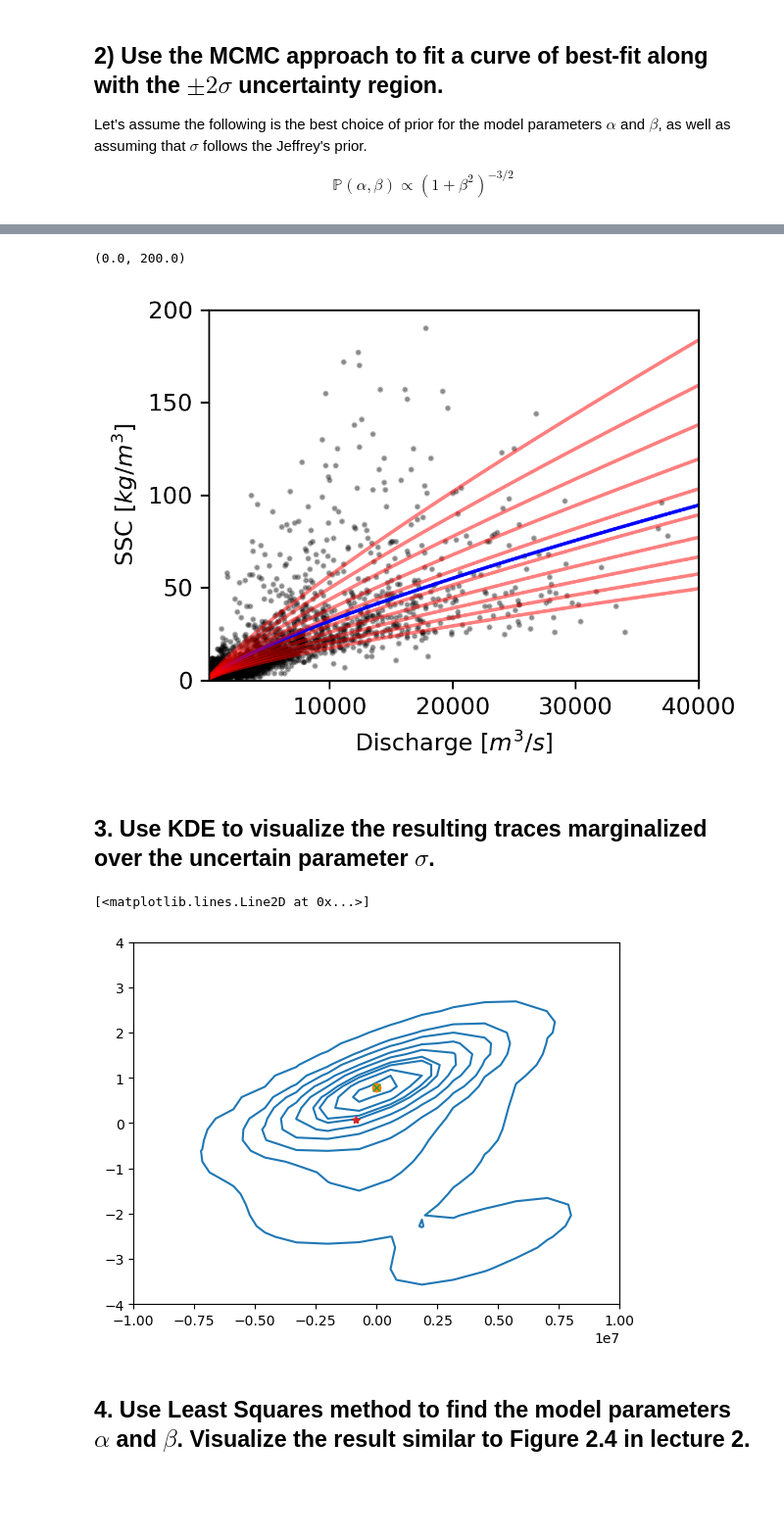
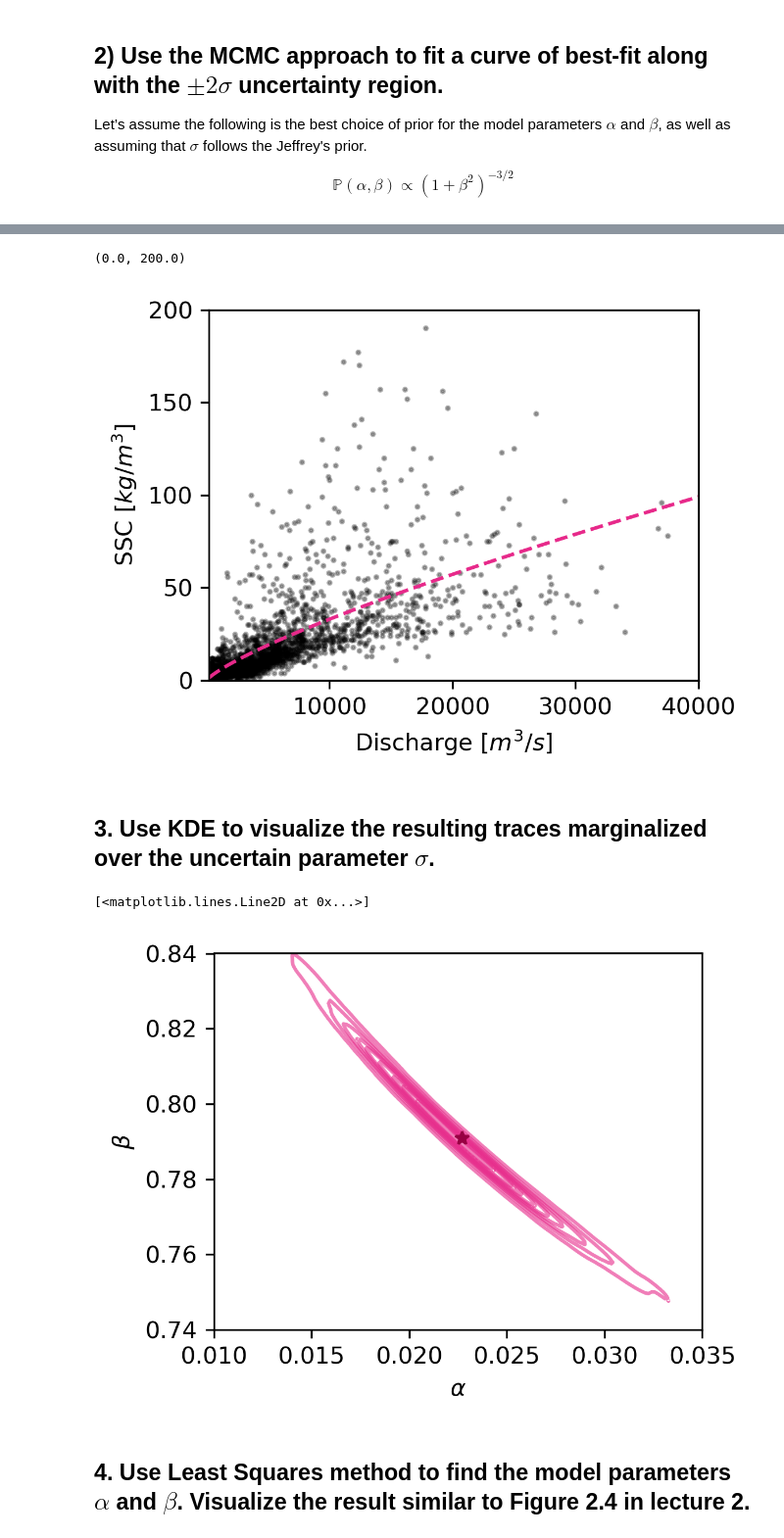
Before and after one commit to bKeungAuyeung/MSTA-Final, a Jupyter notebook: bAuyeung_Final-Code_MSTA.ipynb, the cells around one changed output, grey strips where cells are left out. Shown at 98% size. Drawn from its saved outputs; the diff is of its cells as text; code cells hidden in the pictures; blank space fills up the shorter version.

```diff
--- a/bAuyeung_Final-Code_MSTA.ipynb
+++ b/bAuyeung_Final-Code_MSTA.ipynb
@@ -118,7 +109,7 @@ Q_line = np.linspace(200, 40000, 10000)
 ax.plot(x,y, color = "black", alpha = 0.3, linestyle = "None", marker = ".", markersize = 3)
 
 for alpha, beta in zip(alpha_guesses, beta_guesses):
-    ax.plot(Q_line, alpha * Q_line ** beta, 'r', alpha=0.5)
+    ax.plot(Q_line, alpha * Q_line ** beta, color= '#980043', alpha=0.3)
 
 ax.set_xlabel('Discharge $[m^3/s]$')
 ax.set_ylabel('SSC $[kg/m^3]$')
@@ -137,9 +128,9 @@ $$\mathbb{P}(\alpha, \beta) \propto (1+\beta^2)^{-3/2}$$
 def log_prior(theta):
     alpha, beta, log_sigma = theta
     sigma = np.exp(log_sigma)
-    if not (-2 < alpha < 2 and -0.003 < sigma < 0.003):
-        return -np.inf
-    return -1.5 * np.log(1 + beta ** 2) - np.log(sigma)
+    # if not (0.01 < alpha < 0.03 and -20 < beta < 20 and 0 < sigma < 40):
+    #     return -np.inf
+    return -1.5 * np.log(1 + beta ** 2) + (1/np.log(sigma))
 
 def log_posterior(theta, x, y):
     return log_prior(theta) + log_likelihood(theta, x, y)
@@ -190,0 +170,22 @@ array([[ 1.81636990e-02,  8.10507003e-01,  2.85998177e+00],
+# %%
+fig, axes = plt.subplots(3, figsize=(10, 7), sharex=True, tight_layout=True)
+samples = sampler.get_chain(discard=nburn, thin=10, flat=False)
+# print(samples.shape)
+labels = ["alpha", "beta", "log(sigma)"]
+for i in range(ndim):
+    ax = axes[i]
+    for j in range(nwalkers):
+        ax.plot(samples[:, j, i], "#e7298a", alpha=0.3)
+    ax.set_xlim(0, len(samples[:, :, i]))
+    ax.set_ylabel(labels[i])
+    ax.hlines(np.mean(samples[:, :, i]), 0, len(samples[:, :, i]), color="#980043", linestyles='--', lw = 3)
+
+axes[-1].set_xlabel("Number of Steps");
+
+est_alpha = np.mean(samples[:, :, 0])
+est_beta = np.mean(samples[:, :, 1])
+est_sigma = np.mean(np.exp(samples[:, :, 2]))
+
+print(f"alpha = {est_alpha:.3f}")
+print(f"beta = {est_beta:.3f}")
+print(f"sigma = {est_sigma:.3f}")
@@ -258,14 +264,7 @@ fig, ax = plt.subplots(figsize=(4,3), tight_layout=True, dpi=300)
 Q_line = np.linspace(200, 50000, 10000) # test muliple flow rate values
 
 ax.plot(x,y, color = "black", alpha = 0.3, linestyle = "None", marker = ".", markersize = 3)
-ax.plot(Q_line, est_alpha*Q_line**est_beta, '-', alpha = 1, color = "blue")
-# ax.plot(Q_line, 2.8*Q_line**0.00285, 'r', alpha=0.5)
-# ax.plot(Q_line, 2.8 + Q_line*0.00285, 'g', alpha=0.5)
-# ax.plot(Q_line, (samples[:, 0].mean())*Q_line**(samples[:, 1].mean()), 'purple', alpha=0.5) # not a valid estimate
-
-
-for alpha, beta in zip(alpha_guesses, beta_guesses):
-    ax.plot(Q_line, alpha * Q_line ** beta, 'r', alpha=0.5)
+ax.plot(Q_line, est_alpha*Q_line**est_beta, linestyle='--', alpha = 1, color = "#e7298a")
 
 ax.set_xlabel('Discharge $[m^3/s]$')
 ax.set_ylabel('SSC $[kg/m^3]$')
@@ -273,18 +272,19 @@ ax.set_xlim(200, 40000)
 ax.set_ylim(0, 200)
 # %% [output]
 (0.0, 200.0)
-[figure, old version]
+[figure, new version]
 # %% [markdown]
 ## 3. Use KDE to visualize the resulting traces marginalized over the uncertain parameter $\sigma$.
 # %%
-sns.kdeplot(x= samples[:, 0], y = samples[:, 1])
-plt.xlim(-1e7, 1e7) # this is crazy wrong...
-plt.ylim(-4, 4)
-plt.plot(est_alpha, est_beta, 'o')
-plt.plot(alpha_nll, beta_nll, 'x')
-plt.plot(samples[:, 0].mean(), samples[:, 1].mean(), '*') # not a valid estimate
+fig, ax = plt.subplots(figsize=(4,3), tight_layout=True, dpi=300)
+sns.kdeplot(x= np.ravel(samples[:, :, 0]), y = np.ravel(samples[:, :, 1]), color = "#e7298a", alpha = 0.6)
+plt.xlim(0.01, 0.035)
+plt.xlabel('$\\alpha$')
+plt.ylim(0.74, 0.84)
+plt.ylabel('$\\beta$')
+plt.plot(est_alpha, est_beta, '*', color = "#980043")
 # %% [output]
 [<matplotlib.lines.Line2D at 0x...>]
-[figure, old version]
+[figure, new version]
 # %% [markdown]
 ## 4. Use Least Squares method to find the model parameters $\alpha$ and $\beta$. Visualize the result similar to Figure 2.4 in lecture 2.
```
Also changed, not shown: parts of 11 cells of this notebook, 2 other files.
